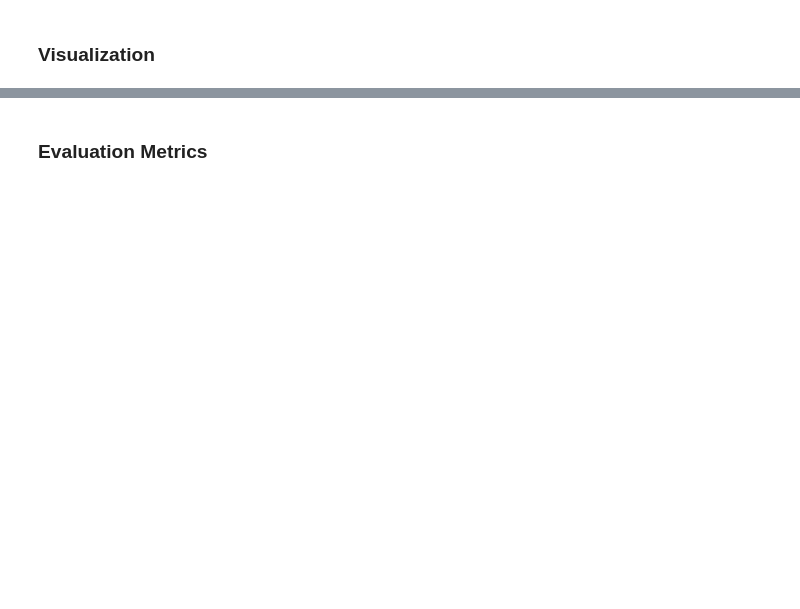
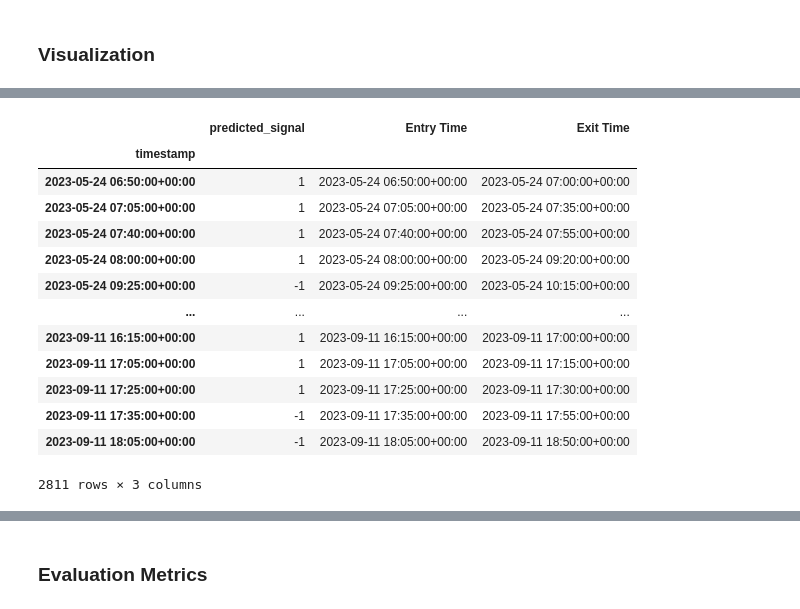
Before and after one commit to CincoCoding/Hyperspace-ML-Optimizer, a Jupyter notebook: notebook/HyperspaceMLOptimizer.ipynb, the cells around one changed output, grey strips where cells are left out. Cells and saved outputs as stored; diff of their text form; code cells hidden in the pictures; blank space fills up the shorter version.

```diff
--- a/notebook/HyperspaceMLOptimizer.ipynb
+++ b/notebook/HyperspaceMLOptimizer.ipynb
@@ -532,2 +488,39 @@ buy_signals_df
+# %%
+# Initialize buy_signals_df
+buy_signals_df = pd.DataFrame()
+buy_signals_df = pd.concat([buy_signals_df, predictions_df.iloc[[0]]])
+######################
+last_trade_exit_time = predictions_df["Exit Time"].iloc[0]
+
+for j in range(1, predictions_df.shape[0]):
+    entry_time = predictions_df["Entry Time"].iloc[j]
+    if entry_time <= last_trade_exit_time:
+        continue
+    else:
+        buy_signals_df = pd.concat([buy_signals_df, predictions_df.iloc[[j]]])
+        last_trade_exit_time = predictions_df["Exit Time"].iloc[j]
+
+
+######################
+
+# # Filter rows where the predicted signal is 1 and the probability estimate is >= 0.50
+# buy_signals_df = predictions_df["probability_estimates"] >= 0.50
+
+buy_signals_df
+# %% [output]
+|  | predicted_signal | Entry Time | Exit Time |
+| timestamp |  |  |  |
+| 2023-05-24 06:50:00+00:00 | 1 | 2023-05-24 06:50:00+00:00 | 2023-05-24 07:00:00+00:00 |
+| 2023-05-24 07:05:00+00:00 | 1 | 2023-05-24 07:05:00+00:00 | 2023-05-24 07:35:00+00:00 |
+| 2023-05-24 07:40:00+00:00 | 1 | 2023-05-24 07:40:00+00:00 | 2023-05-24 07:55:00+00:00 |
+| 2023-05-24 08:00:00+00:00 | 1 | 2023-05-24 08:00:00+00:00 | 2023-05-24 09:20:00+00:00 |
+| 2023-05-24 09:25:00+00:00 | -1 | 2023-05-24 09:25:00+00:00 | 2023-05-24 10:15:00+00:00 |
+| ... | ... | ... | ... |
+| 2023-09-11 16:15:00+00:00 | 1 | 2023-09-11 16:15:00+00:00 | 2023-09-11 17:00:00+00:00 |
+| 2023-09-11 17:05:00+00:00 | 1 | 2023-09-11 17:05:00+00:00 | 2023-09-11 17:15:00+00:00 |
+| 2023-09-11 17:25:00+00:00 | 1 | 2023-09-11 17:25:00+00:00 | 2023-09-11 17:30:00+00:00 |
+| 2023-09-11 17:35:00+00:00 | -1 | 2023-09-11 17:35:00+00:00 | 2023-09-11 17:55:00+00:00 |
+| 2023-09-11 18:05:00+00:00 | -1 | 2023-09-11 18:05:00+00:00 | 2023-09-11 18:50:00+00:00 |
+2811 rows × 3 columns
 # %%
 predictions_df.index[1]
```
Also changed, not shown: parts of 24 cells of this notebook, 3 other files.
